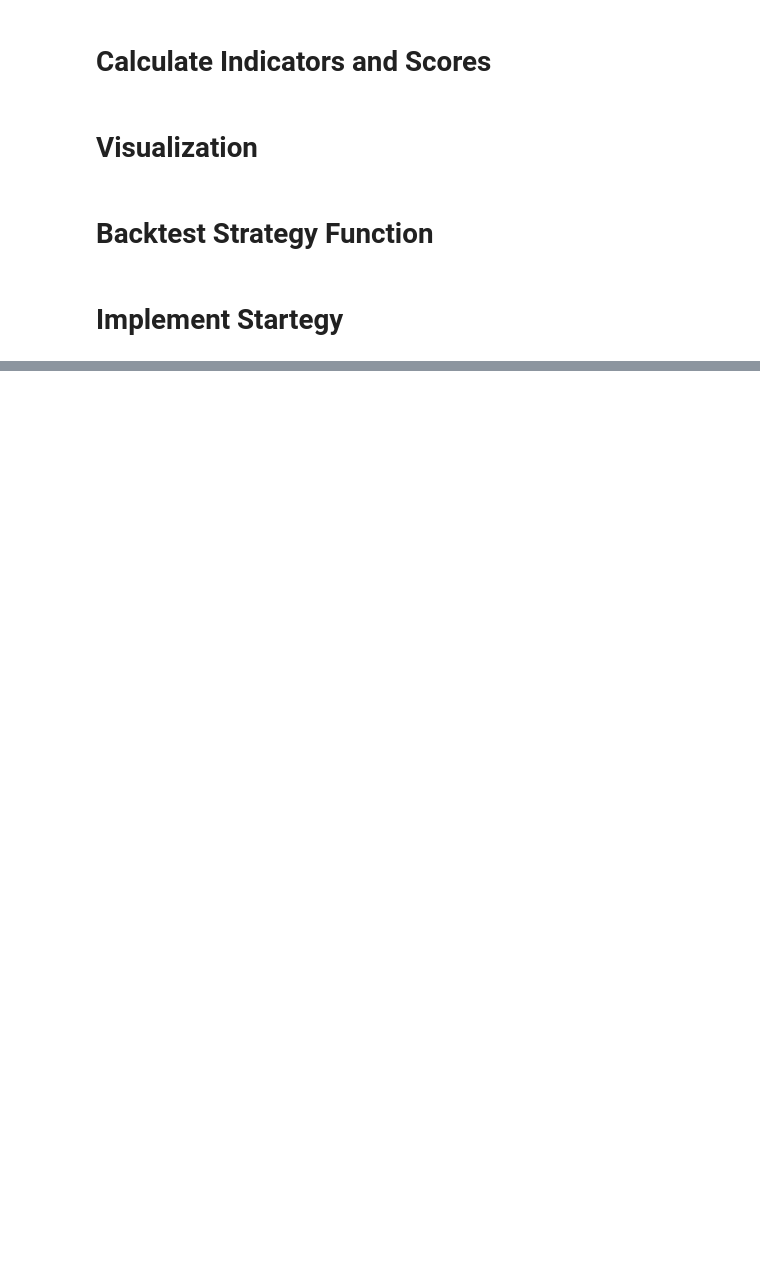
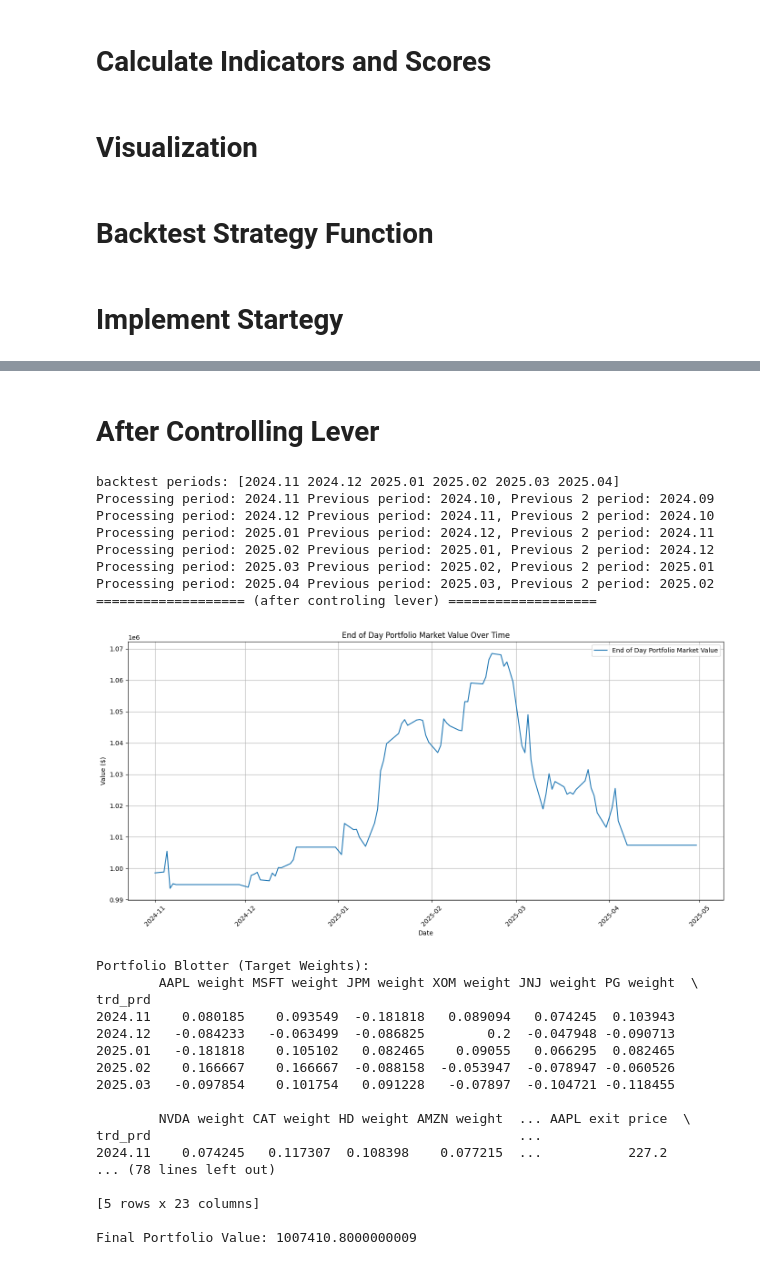
Before and after one commit to im-Tree/Fintech533-website, a Jupyter notebook: final_code.ipynb, the cells around one changed output, grey strips where cells are left out. Drawn from its saved outputs; the diff is of its cells as text; code cells hidden in the pictures; blank space fills up the shorter version.

```diff
--- a/final_code.ipynb
+++ b/final_code.ipynb
@@ -740,0 +765,52 @@ ledger
+# %% [markdown]
+# After Controlling Lever
+# %%
+asset_blotter_dict_ctrl_lever, portfolio_blotter_ctrl_lever, ledger_ctrl_lever = backtest_strategy(
+    daily_data_dict, hourly_data_dict, daily_iv_dict, df_yield_spread, asset_symbols, control_lever = True
+)
+
+print("=================== (after controling lever) ===================")
+
+# Plot performance
+plot_performance(ledger_ctrl_lever)
+# Print summary
+print("\nPortfolio Blotter (Target Weights):")
+print(portfolio_blotter_ctrl_lever.head())
+
+print("\nSample Asset Blotter (AAPL):")
+print(asset_blotter_dict_ctrl_lever['AAPL'].head())
+
+print("\nLedger Sample:")
+print(ledger_ctrl_lever.head())
+
+print("\nFinal Portfolio Value:", ledger_ctrl_lever['Market Value'].iloc[-1])
+
+portfolio_blotter_ctrl_lever.to_csv('blotter_ctrl_lever.csv')
+ledger_ctrl_lever.to_csv('ledger_ctrl_lever.csv')
+# %% [output]
+backtest periods: [2024.11 2024.12 2025.01 2025.02 2025.03 2025.04]
+Processing period: 2024.11 Previous period: 2024.10, Previous 2 period: 2024.09
+Processing period: 2024.12 Previous period: 2024.11, Previous 2 period: 2024.10
+Processing period: 2025.01 Previous period: 2024.12, Previous 2 period: 2024.11
+Processing period: 2025.02 Previous period: 2025.01, Previous 2 period: 2024.12
+Processing period: 2025.03 Previous period: 2025.02, Previous 2 period: 2025.01
+Processing period: 2025.04 Previous period: 2025.03, Previous 2 period: 2025.02
+=================== (after controling lever) ===================
+[figure, added]
+Portfolio Blotter (Target Weights):
+        AAPL weight MSFT weight JPM weight XOM weight JNJ weight PG weight  \
+trd_prd
+2024.11    0.080185    0.093549  -0.181818   0.089094   0.074245  0.103943
+2024.12   -0.084233   -0.063499  -0.086825        0.2  -0.047948 -0.090713
+2025.01   -0.181818    0.105102   0.082465    0.09055   0.066295  0.082465
+2025.02    0.166667    0.166667  -0.088158  -0.053947  -0.078947 -0.060526
+2025.03   -0.097854    0.101754   0.091228   -0.07897  -0.104721 -0.118455
+
+        NVDA weight CAT weight HD weight AMZN weight  ... AAPL exit price  \
+trd_prd                                               ...
+2024.11    0.074245   0.117307  0.108398    0.077215  ...           227.2
+... (78 lines left out)
+
+[5 rows x 23 columns]
+
+Final Portfolio Value: 1007410.8000000009
```
Also changed, not shown: parts of 13 cells of this notebook, 57 other files.
